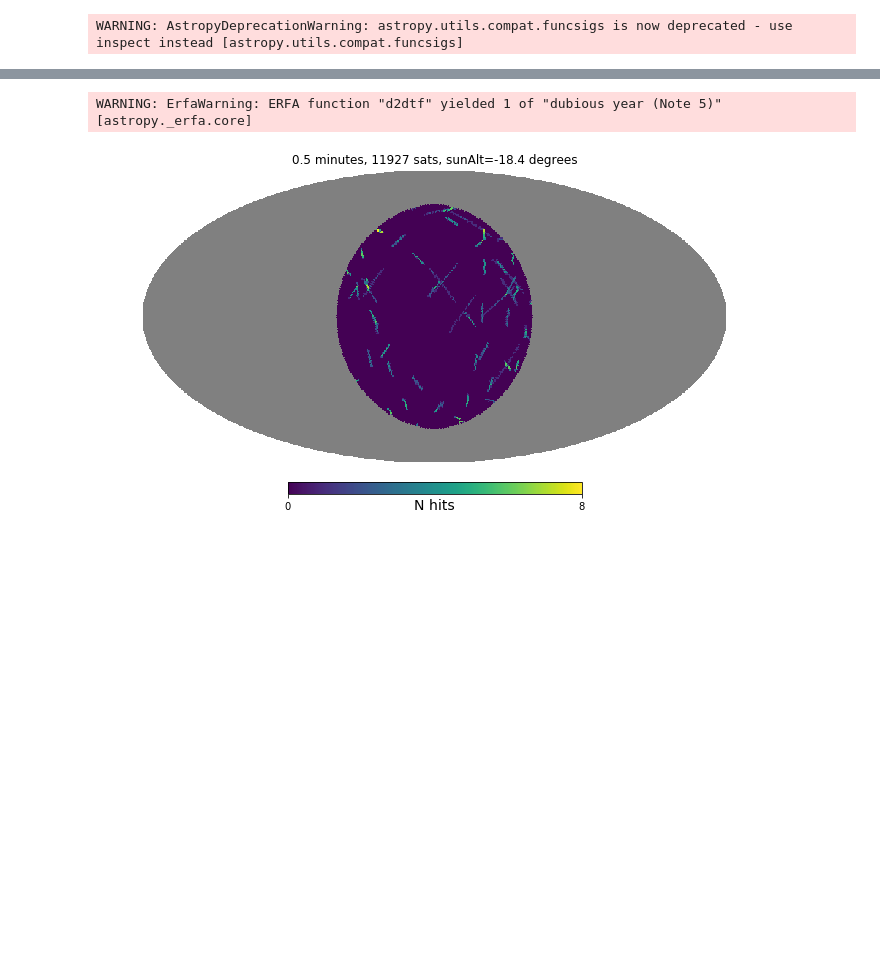
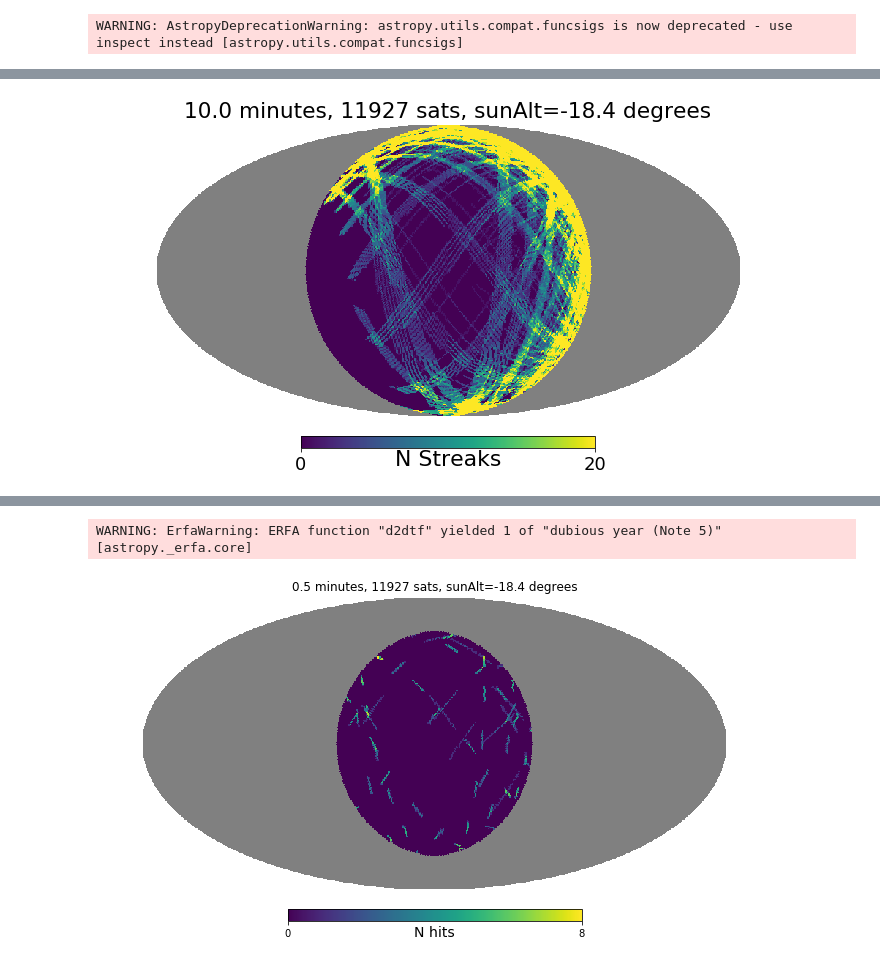
Before and after one commit to yoachim/satellite_collisions, a Jupyter notebook: around_twi_heal.ipynb, the cells around one changed output, grey strips where cells are left out. Cells and saved outputs as stored; diff of their text form; code cells hidden in the pictures; blank space fills up the shorter version.

```diff
--- a/around_twi_heal.ipynb
+++ b/around_twi_heal.ipynb
@@ -37,7 +37,7 @@ def aroundtwi(supersize=False, time=10., mjd_start=59863.0097259146, plot=True,
         result[hpids] += 1
     if plot:
         hp.mollview(result, rot=(0,90,0), title='%.1f minutes, %i sats, sunAlt=-18.4 degrees' % (length*60*24, nsats),
-                    unit='N hits', max=20)
+                    unit='N Streaks', max=20)
 
     return result
 
@@ -57,0 +46,21 @@ WARNING: ErfaWarning: ERFA function "d2dtf" yielded 1 of "dubious year (Note 5)"
+# %%
+fontsize = 18
+plt.rcParams.update({'font.size':fontsize})
+
+regular = aroundtwi()
+
+fontsize = 22
+
+f = plt.gcf().get_children()
+HpxAx = f[1]
+CbAx = f[2]
+
+coord_text_obj = HpxAx.get_children()[0]
+coord_text_obj.set_fontsize(fontsize)
+
+unit_text_obj = CbAx.get_children()[1]
+unit_text_obj.set_fontsize(fontsize)
+
+
+plt.savefig('ten_min_12k.pdf')
+# %% [output]
@@ -57,0 +68 @@ WARNING: ErfaWarning: ERFA function "d2dtf" yielded 1 of "dubious year (Note 5)"
+[figure, added]
```
Also changed, not shown: parts of 4 cells of this notebook.
